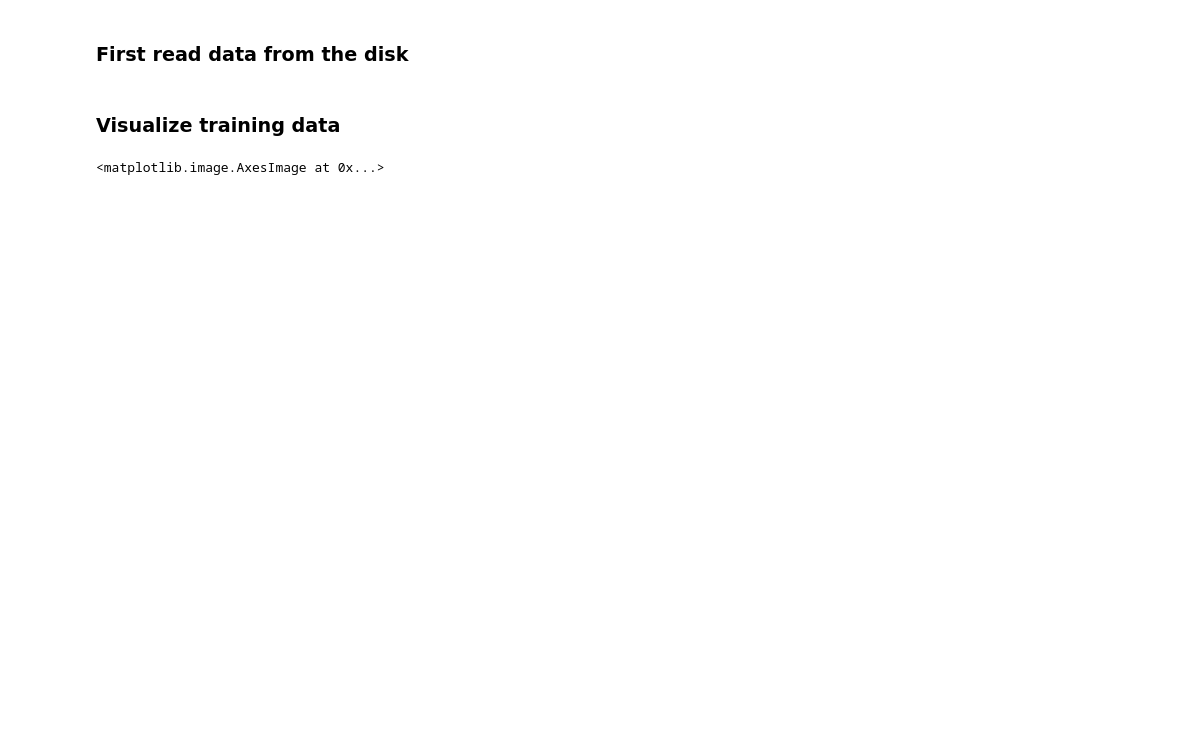
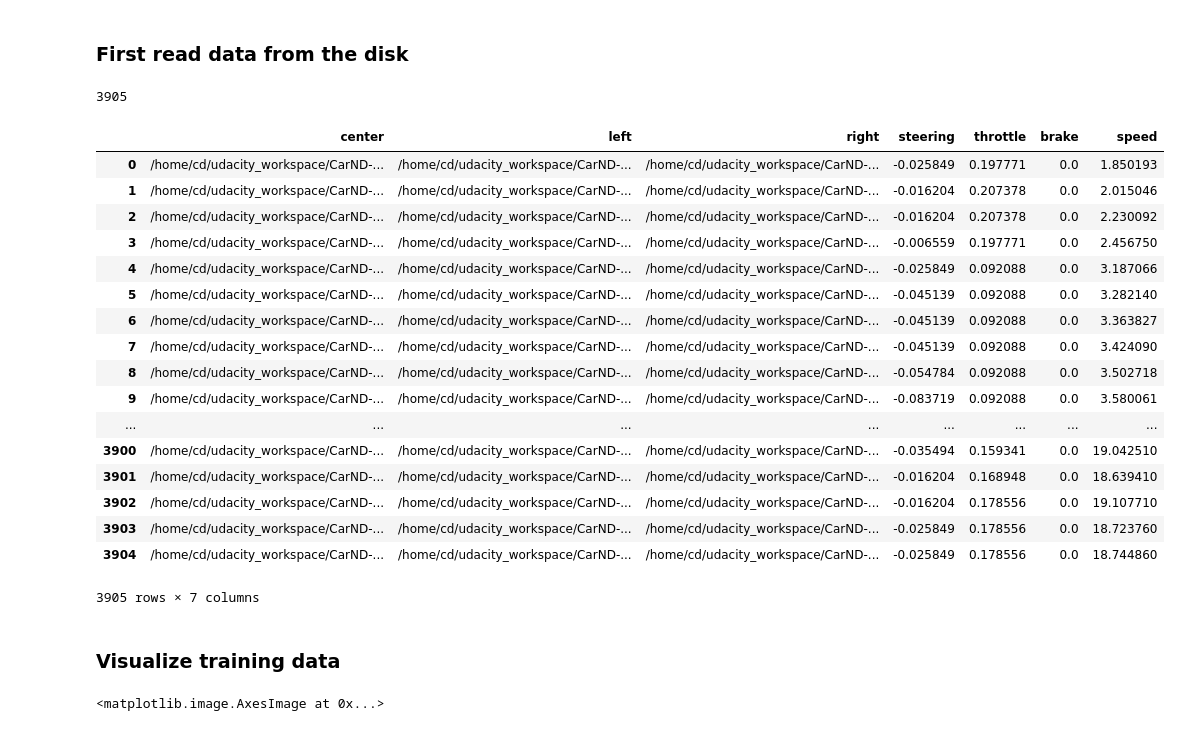
Before and after one commit to sir-siemens/carND-project3, a Jupyter notebook: train.ipynb, the cells around one changed output. Cells and saved outputs as stored; diff of their text form; code cells hidden in the pictures; blank space fills up the shorter version.

```diff
--- a/train.ipynb
+++ b/train.ipynb
@@ -4,26 +4,87 @@
 import pandas as pd
 import numpy as np
 import cv2
+import copy
 
 directory = 'training_data1'
 df = pd.read_csv('./'+directory+'/driving_log.csv')
 df.columns = ['center','left','right','steering','throttle','brake','speed']
 
-nb_training_data = df.center.shape[0]
+
+df_non_zero_steering = df.loc[lambda df: df.steering != 0, :].copy()
+df_non_zero_steering = df_non_zero_steering.reset_index(drop = True)
+nb_training_data = df_non_zero_steering.center.shape[0]
+print (nb_training_data)
+
 X_training =  np.zeros([nb_training_data, 160,320,3 ], dtype=np.uint8)
+X_training_left =  np.zeros([nb_training_data, 160,320,3 ], dtype=np.uint8)
+X_training_right =  np.zeros([nb_training_data, 160,320,3 ], dtype=np.uint8)
 
+
+# gathering data from center camera
 index = 0
 for line in range(nb_training_data):
-    source_path = df.center[line]
+    # for center camera
+    source_path = df_non_zero_steering.center[line]
     filename = source_path.split('/')[-1]
     current_path = './'+directory+'/IMG/'+filename
     image = cv2.imread(current_path, cv2.IMREAD_COLOR)
     X_training[index] = image
+
+    # for left camera
+    left_cam_path = df_non_zero_steering.left[line]
+    filename = left_cam_path.split('/')[-1]
+    current_path = './'+directory+'/IMG/'+filename
+    image = cv2.imread(current_path, cv2.IMREAD_COLOR)
+    X_training_left[index] = image
+
+    # for right camera
+    right_cam_path = df_non_zero_steering.right[line]
+    filename = right_cam_path.split('/')[-1]
+    current_path = './'+directory+'/IMG/'+filename
+    image = cv2.imread(current_path, cv2.IMREAD_COLOR)
+    X_training_right[index] = image
+
+    # increase index
     index+=1
 
+
 # read label from df
-lable_y = df.as_matrix(columns=['steering'])
+lable_y = df_non_zero_steering.as_matrix(columns=['steering'])
 y_train = lable_y[:,0]
+
+# add a shift manaully
+y_train_left = np.copy(y_train)
+y_train_left = y_train_left + 0.1
+y_train_right = np.copy(y_train)
+y_train_right = y_train_right - 0.1
+#
+
+X_train_initial_aug =  np.vstack( (X_training,X_training_left, X_training_right) )
+y_train_initial_aug =  np.concatenate( (y_train, y_train_left, y_train_right ) )
+# %% [output]
+3905
+# %%
+df_non_zero_steering
+# %% [output]
+|  | center | left | right | steering | throttle | brake | speed |
+| 0 | /home/cd/udacity_workspace/CarND-... | /home/cd/udacity_workspace/CarND-... | /home/cd/udacity_workspace/CarND-... | -0.025849 | 0.197771 | 0.0 | 1.850193 |
+| 1 | /home/cd/udacity_workspace/CarND-... | /home/cd/udacity_workspace/CarND-... | /home/cd/udacity_workspace/CarND-... | -0.016204 | 0.207378 | 0.0 | 2.015046 |
+| 2 | /home/cd/udacity_workspace/CarND-... | /home/cd/udacity_workspace/CarND-... | /home/cd/udacity_workspace/CarND-... | -0.016204 | 0.207378 | 0.0 | 2.230092 |
+| 3 | /home/cd/udacity_workspace/CarND-... | /home/cd/udacity_workspace/CarND-... | /home/cd/udacity_workspace/CarND-... | -0.006559 | 0.197771 | 0.0 | 2.456750 |
+| 4 | /home/cd/udacity_workspace/CarND-... | /home/cd/udacity_workspace/CarND-... | /home/cd/udacity_workspace/CarND-... | -0.025849 | 0.092088 | 0.0 | 3.187066 |
+| 5 | /home/cd/udacity_workspace/CarND-... | /home/cd/udacity_workspace/CarND-... | /home/cd/udacity_workspace/CarND-... | -0.045139 | 0.092088 | 0.0 | 3.282140 |
+| 6 | /home/cd/udacity_workspace/CarND-... | /home/cd/udacity_workspace/CarND-... | /home/cd/udacity_workspace/CarND-... | -0.045139 | 0.092088 | 0.0 | 3.363827 |
+| 7 | /home/cd/udacity_workspace/CarND-... | /home/cd/udacity_workspace/CarND-... | /home/cd/udacity_workspace/CarND-... | -0.045139 | 0.092088 | 0.0 | 3.424090 |
+| 8 | /home/cd/udacity_workspace/CarND-... | /home/cd/udacity_workspace/CarND-... | /home/cd/udacity_workspace/CarND-... | -0.054784 | 0.092088 | 0.0 | 3.502718 |
+| 9 | /home/cd/udacity_workspace/CarND-... | /home/cd/udacity_workspace/CarND-... | /home/cd/udacity_workspace/CarND-... | -0.083719 | 0.092088 | 0.0 | 3.580061 |
+| ... | ... | ... | ... | ... | ... | ... | ... |
+| 3900 | /home/cd/udacity_workspace/CarND-... | /home/cd/udacity_workspace/CarND-... | /home/cd/udacity_workspace/CarND-... | -0.035494 | 0.159341 | 0.0 | 19.042510 |
+| 3901 | /home/cd/udacity_workspace/CarND-... | /home/cd/udacity_workspace/CarND-... | /home/cd/udacity_workspace/CarND-... | -0.016204 | 0.168948 | 0.0 | 18.639410 |
+| 3902 | /home/cd/udacity_workspace/CarND-... | /home/cd/udacity_workspace/CarND-... | /home/cd/udacity_workspace/CarND-... | -0.016204 | 0.178556 | 0.0 | 19.107710 |
+| 3903 | /home/cd/udacity_workspace/CarND-... | /home/cd/udacity_workspace/CarND-... | /home/cd/udacity_workspace/CarND-... | -0.025849 | 0.178556 | 0.0 | 18.723760 |
+| 3904 | /home/cd/udacity_workspace/CarND-... | /home/cd/udacity_workspace/CarND-... | /home/cd/udacity_workspace/CarND-... | -0.025849 | 0.178556 | 0.0 | 18.744860 |
+3905 rows × 7 columns
 # %% [markdown]
 ### Visualize training data
 # %%
```
Also changed, not shown: parts of 8 cells of this notebook.
